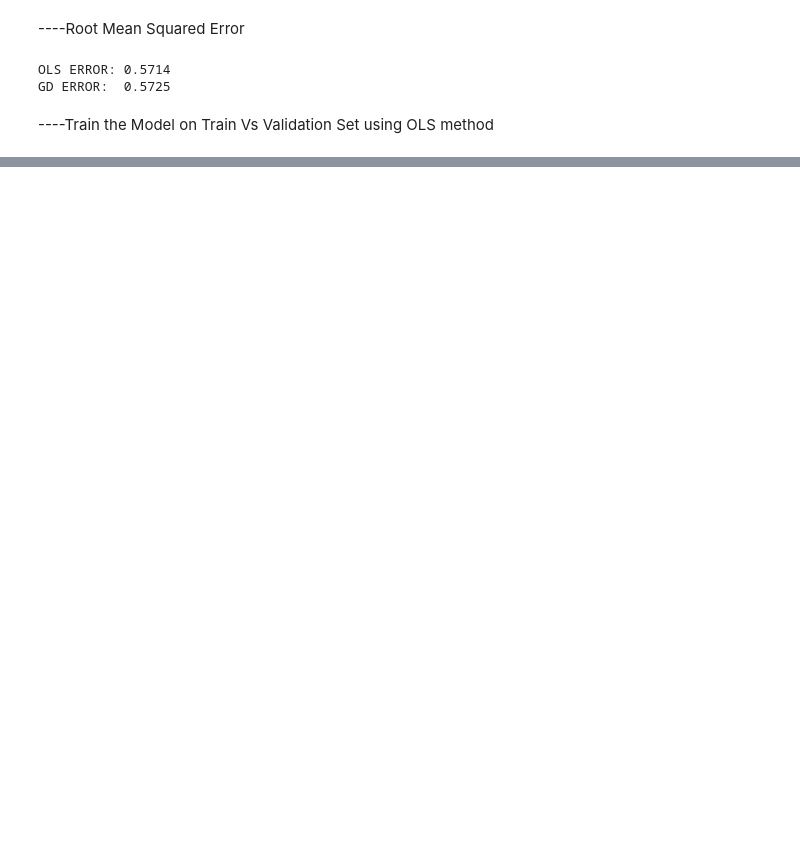
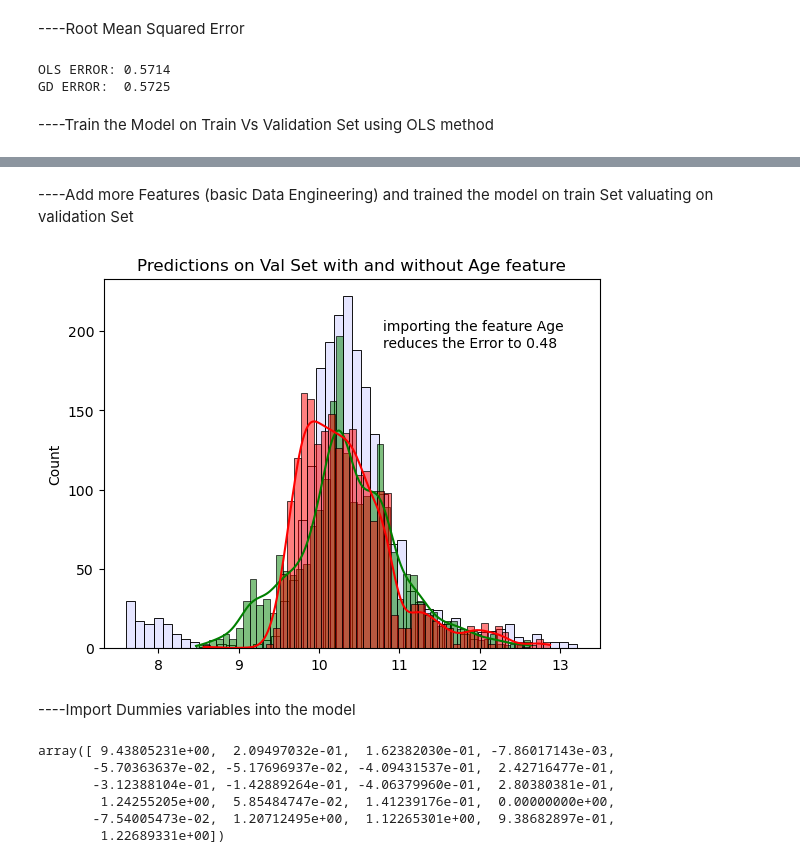
Before and after one commit to tsikospanagiotis87/ml-education, a Jupyter notebook: car-price-model.ipynb, the cells around one changed output, grey strips where cells are left out. Saved outputs shown, nothing was run; the diff lists cells and outputs as text; code cells hidden in the pictures; blank space fills up the shorter version.

Commit message:
standardizaion-dummies-regularization

```diff
--- a/car-price-model.ipynb
+++ b/car-price-model.ipynb
@@ -208,0 +207,14 @@ RMSE of Val Predictions trained on Train Set is:0.5576
+# %% [markdown]
+----Add more Features (basic Data Engineering) and trained the model on train Set valuating on validation Set
+# %%
+df_train['age'] = df_train['year'].max() - df_train['year']
+df_val['age'] = df_val['year'].max() - df_val['year']
+# %%
+model_ols_plus = Regression_model(method= 'ols')
+std_plus = Standardisation()
+X_train_plus = std_plus.fit_transform(df_train[base + ['age']].fillna(0).values)
+# %%
+w_ols_plus = model_ols_plus.train(X_train_plus, y_train)
+# %%
+X_val_plus = std_plus.fit_transform(df_val[base + ['age']].fillna(0).values)
+val_pred_plus = model_ols_plus.predict(X_val_plus)
@@ -208,0 +223,11 @@ RMSE of Val Predictions trained on Train Set is:0.5576
+# %%
+sns.histplot(y_val, bins= 50, color= 'blue', alpha= 0.1)
+sns.histplot(val_pred_plus, bins= 50, color= 'green', alpha= 0.5, kde= True)
+sns.histplot(val_pred_train, bins= 50, color= 'red', alpha= 0.5, kde= True)
+plt.title('Predictions on Val Set with and without Age feature')
+plt.text(10.8, 190, f'importing the feature Age\nreduces the Error to {ols_plus_error:.2f}')
+plt.show()
+# %% [output]
+[figure, added]
+# %% [markdown]
+----Import Dummies variables into the model
@@ -208,0 +241,10 @@ RMSE of Val Predictions trained on Train Set is:0.5576
+# %%
+w_dumm = model_d.train(X_train_d, y_train)
+w_dumm
+# %% [output]
+array([ 9.43805231e+00,  2.09497032e-01,  1.62382030e-01, -7.86017143e-03,
+       -5.70363637e-02, -5.17696937e-02, -4.09431537e-01,  2.42716477e-01,
+       -3.12388104e-01, -1.42889264e-01, -4.06379960e-01,  2.80380381e-01,
+        1.24255205e+00,  5.85484747e-02,  1.41239176e-01,  0.00000000e+00,
+       -7.54005473e-02,  1.20712495e+00,  1.12265301e+00,  9.38682897e-01,
+        1.22689331e+00])
```
Also changed, not shown: parts of 22 cells of this notebook, 2 other files.
